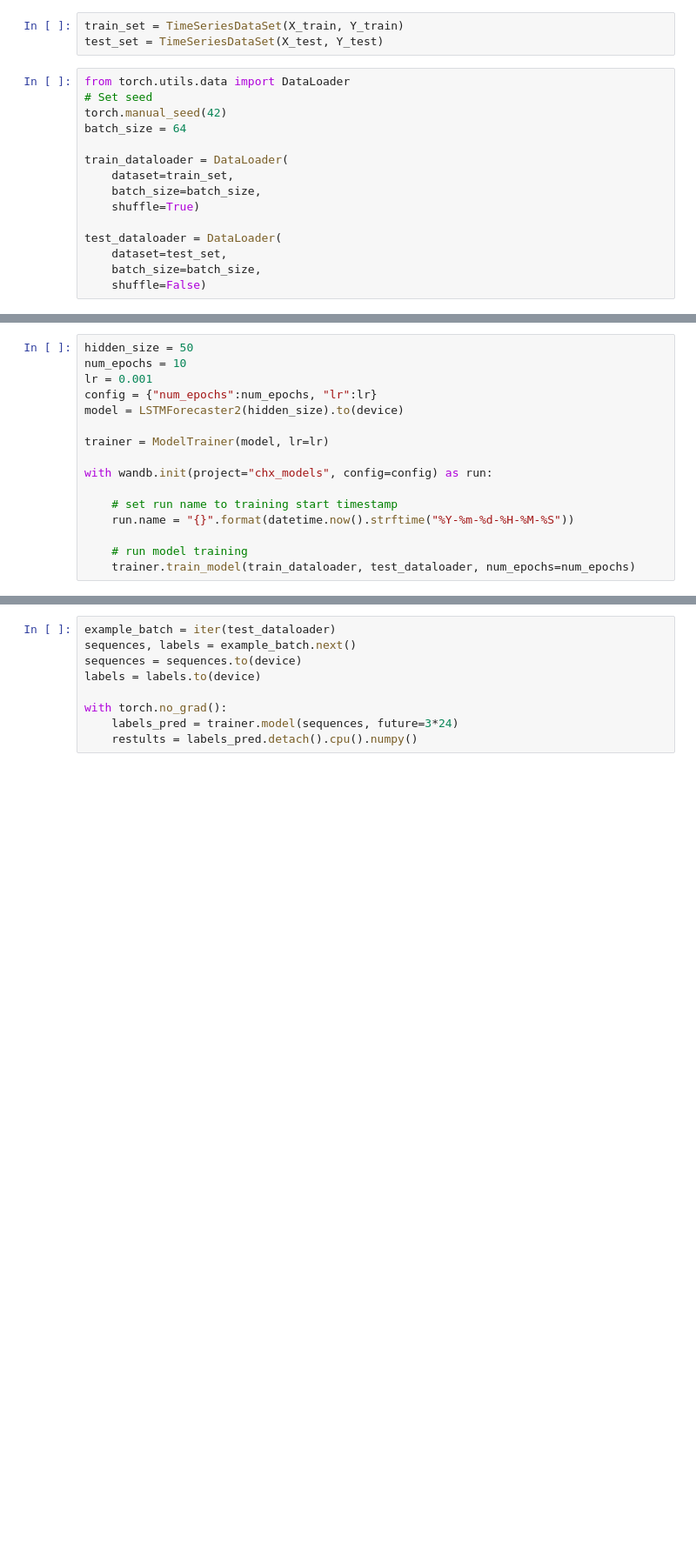
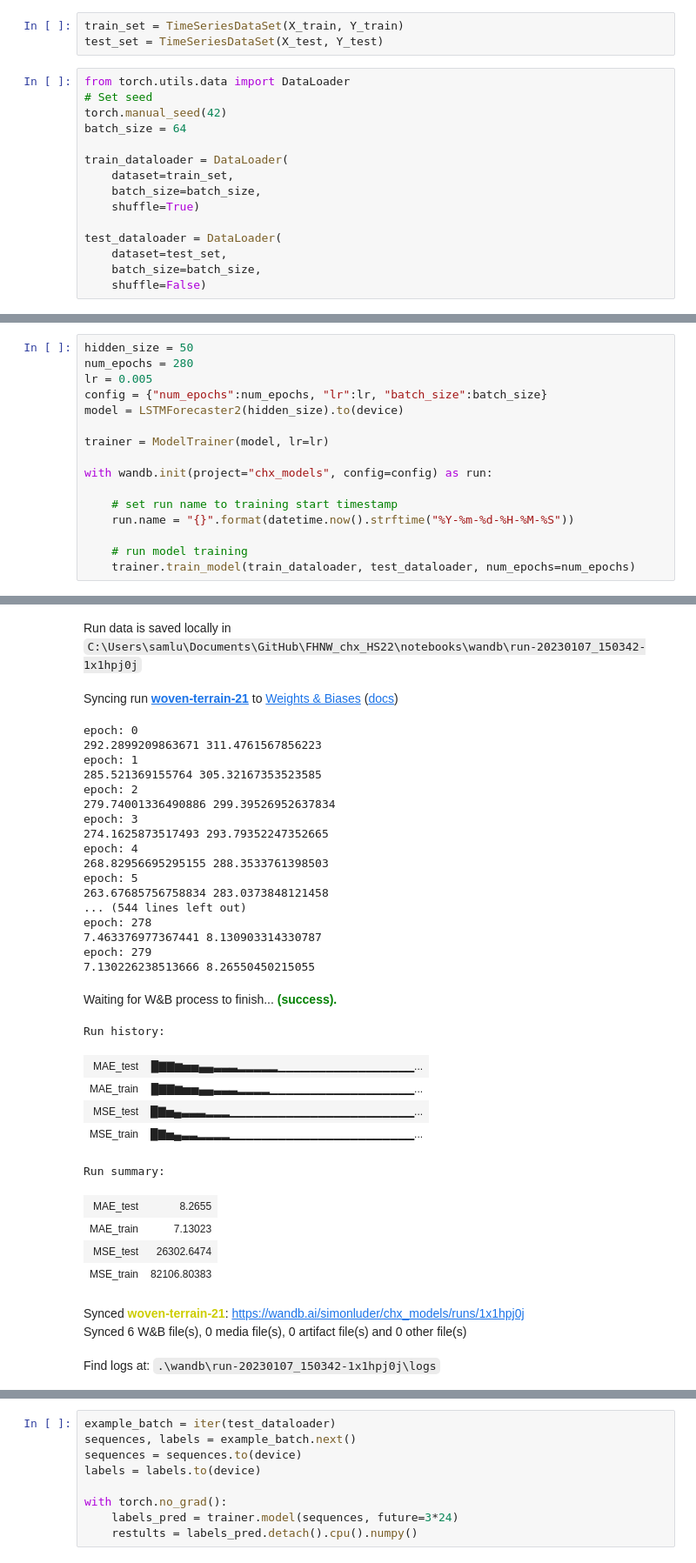
Before and after one commit to SimonLuder/FHNW_CHX_HS22, a Jupyter notebook: notebooks/Forecasting_with_Deep_Learning.ipynb, the cells around one changed output, grey strips where cells are left out. Shown: that part at 87% size. Cells and saved outputs as stored; diff of their text form; blank space fills up the shorter version.

```diff
--- a/notebooks/Forecasting_with_Deep_Learning.ipynb
+++ b/notebooks/Forecasting_with_Deep_Learning.ipynb
@@ -263,8 +383,8 @@ class ModelTrainer():
 # %%
 hidden_size = 50
-num_epochs = 10
-lr = 0.001
-config = {"num_epochs":num_epochs, "lr":lr}
+num_epochs = 280
+lr = 0.005
+config = {"num_epochs":num_epochs, "lr":lr, "batch_size":batch_size}
 model = LSTMForecaster2(hidden_size).to(device)
 
 trainer = ModelTrainer(model, lr=lr)
@@ -276,3 +396,4 @@ with wandb.init(project="chx_models", config=config) as run:
 
     # run model training
     trainer.train_model(train_dataloader, test_dataloader, num_epochs=num_epochs)
+# %% [output]
@@ -279,3 +402,36 @@ with wandb.init(project="chx_models", config=config) as run:
+Run data is saved locally in C:\Users\samlu\Documents\GitHub\FHNW_chx_HS22\notebooks\wandb\run-20230107_150342-1x1hpj0j
+Syncing run woven-terrain-21 to Weights & Biases (docs)
+epoch: 0
+292.2899209863671 311.4761567856223
+epoch: 1
+285.521369155764 305.32167353523585
+epoch: 2
+279.74001336490886 299.39526952637834
+epoch: 3
+274.1625873517493 293.79352247352665
+epoch: 4
+268.82956695295155 288.3533761398503
+epoch: 5
+263.67685756758834 283.0373848121458
+... (544 lines left out)
+epoch: 278
+7.463376977367441 8.130903314330787
+epoch: 279
+7.130226238513666 8.26550450215055
+Waiting for W&B process to finish... (success).
+Run history:
+| MAE_test | █▇▇▆▅▅▄▄▃▃▃▂▂▂▂▂▁▁▁▁▁▁▁▁▁▁▁▁▁▁▁▁▁... |
+| MAE_train | █▇▇▆▅▅▄▄▃▃▃▂▂▂▂▁▁▁▁▁▁▁▁▁▁▁▁▁▁▁▁▁▁... |
+| MSE_test | █▇▅▄▃▃▃▂▂▂▁▁▁▁▁▁▁▁▁▁▁▁▁▁▁▁▁▁▁▁▁▁▁... |
+| MSE_train | █▇▅▄▃▃▂▂▂▂▁▁▁▁▁▁▁▁▁▁▁▁▁▁▁▁▁▁▁▁▁▁▁... |
+Run summary:
+| MAE_test | 8.2655 |
+| MAE_train | 7.13023 |
+| MSE_test | 26302.6474 |
+| MSE_train | 82106.80383 |
+Synced woven-terrain-21: https://wandb.ai/simonluder/chx_models/runs/1x1hpj0j
+Synced 6 W&B file(s), 0 media file(s), 0 artifact file(s) and 0 other file(s)
+Find logs at: .\wandb\run-20230107_150342-1x1hpj0j\logs
 # %%
 plt.figure(figsize=(12,6))
 plt.plot(trainer.log["train"], label="train")
```
Also changed, not shown: parts of 40 cells of this notebook.
